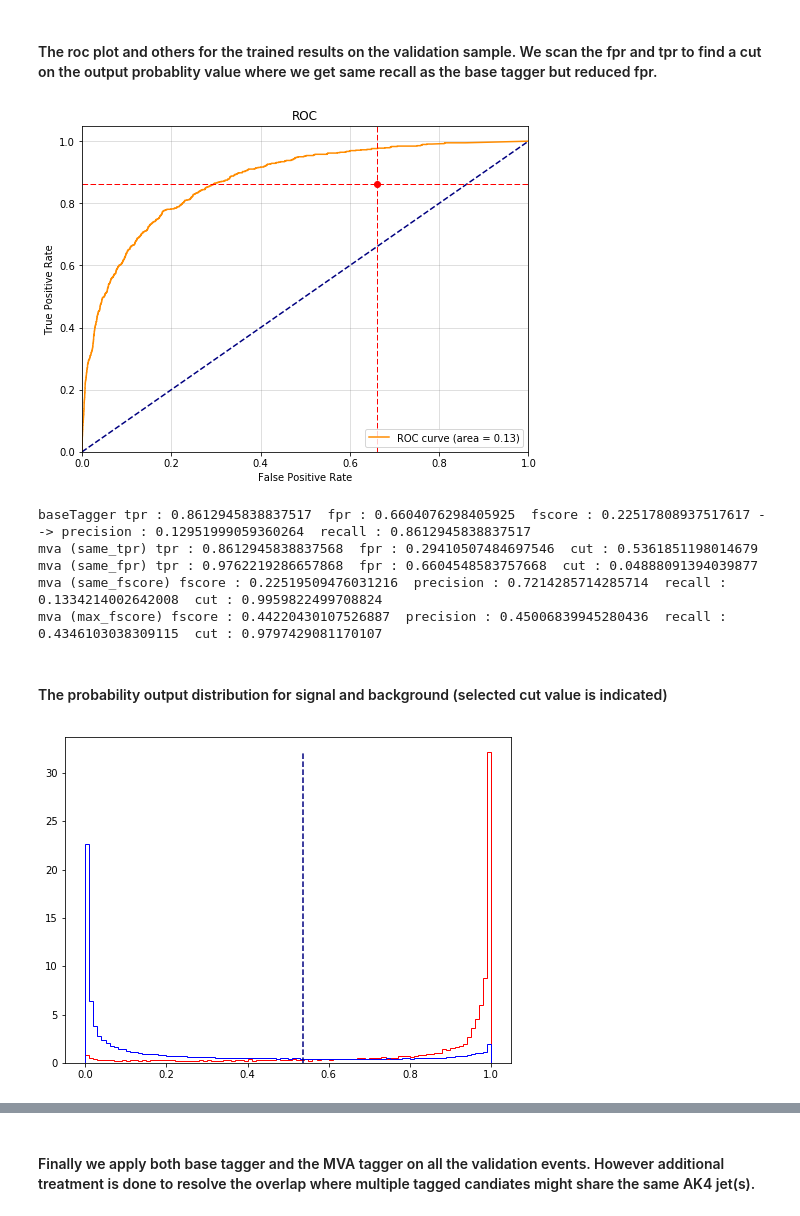
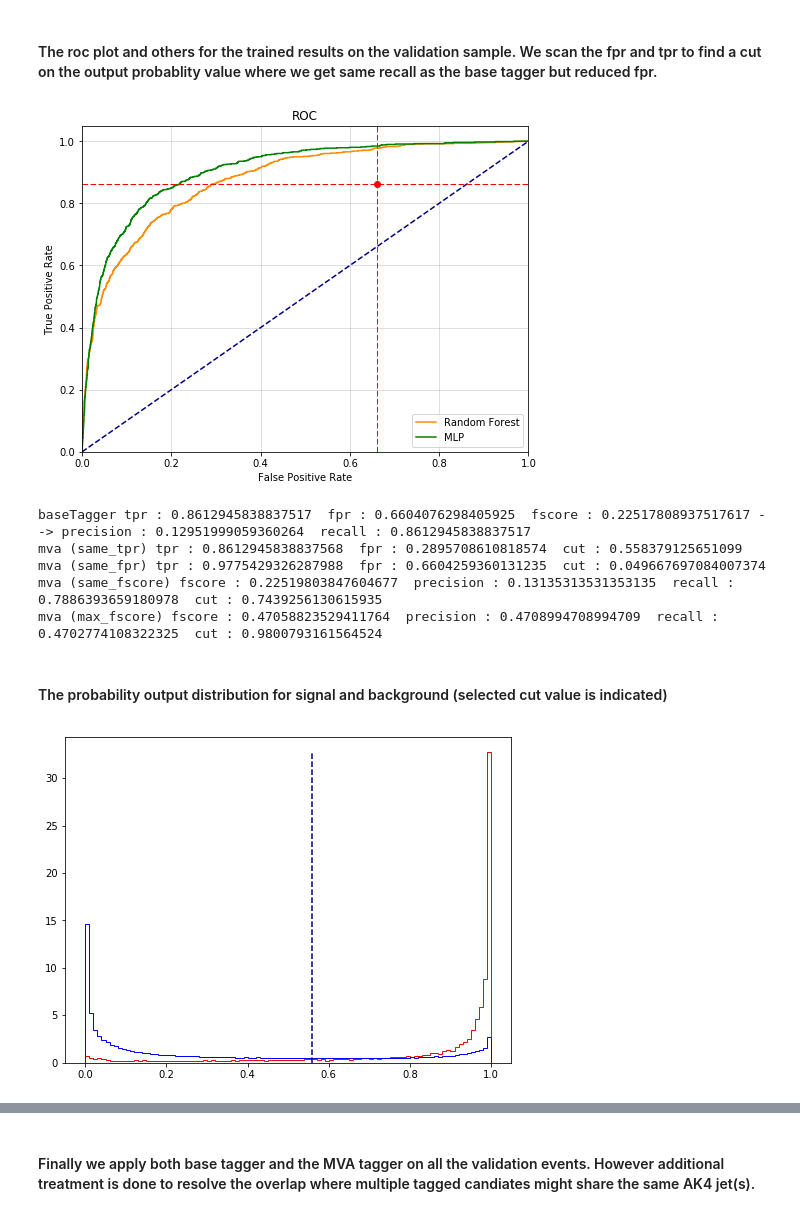
Before and after one commit to lihux25/Projects, a Jupyter notebook: scikit_learn/top_tagger.ipynb, the cells around one changed output, grey strips where cells are left out. Cells and saved outputs as stored; diff of their text form; code cells hidden in the pictures.

```diff
--- a/scikit_learn/top_tagger.ipynb
+++ b/scikit_learn/top_tagger.ipynb
@@ -149,0 +153,26 @@ Wall time: 42.8 s
+# %%
+from sklearn.neural_network import MLPClassifier
+from sklearn.preprocessing import StandardScaler
+scaler = StandardScaler()
+
+sel_sig_npyInputData = npyInputData[npyInputAnswer==1]
+sel_bkg_npyInputData = npyInputData[npyInputAnswer==0]
+
+sel_bkg_npyInputData_ttbar = np.array(df_shuffled[(df_shuffled['answer']==0) & (df_shuffled['procTypes']=='ttbar')].ix[:, :'j3_QGL'])
+sel_bkg_npyInputData_zinv = np.array(df_shuffled[(df_shuffled['answer']==0) & (df_shuffled['procTypes']=='zinv')].ix[:, :'j3_QGL'])
+
+sel_bkg_npyInputData = sel_bkg_npyInputData[np.random.permutation(sel_bkg_npyInputData.shape[0])][:int(sel_sig_npyInputData.shape[0]*3)]
+sel_npyInputData = np.concatenate((sel_sig_npyInputData, sel_bkg_npyInputData))
+sel_npyInputAnswer = np.concatenate((np.ones(sel_sig_npyInputData.shape[0]), np.zeros(sel_bkg_npyInputData.shape[0])))
+
+perms = np.random.permutation(sel_npyInputData.shape[0])
+sel_npyInputData = sel_npyInputData[perms]
+sel_npyInputAnswer = sel_npyInputAnswer[perms]
+
+scaler.fit(sel_npyInputData)
+scaled_npyInputData = scaler.transform(sel_npyInputData)
+
+clf_mlp = MLPClassifier(solver='adam', hidden_layer_sizes=(8, 8), alpha=1e-5, random_state=1, learning_rate='adaptive', max_iter=1000)
+%time clf_mlp.fit(scaled_npyInputData, sel_npyInputAnswer)
+clf_mlp.loss_
+clf_mlp.score(scaled_npyInputData, sel_npyInputAnswer)
@@ -193,3 +236,7 @@ val_slimNpData_zinv = val_npInputList_zinv[val_npInputAnswers_zinv==0]
 # %%
 val_output = clf.predict_proba(val_npInputList)[:,1]
 val_df['disc'] = val_output
+# %%
+scaler.fit(val_npInputList)
+scaled_val_npInputList = scaler.transform(val_npInputList)
+val_mlp_output = clf_mlp.predict_proba(scaled_val_npInputList)[:, 1]
@@ -279,7 +328,12 @@ fscore = 2*precision*recall/(precision + recall)
 average_precision = average_precision_score(val_npInputAnswers_sel, val_output_sel)
 fpr, tpr, thresholds_roc = roc_curve(val_npInputAnswers_sel, val_output_sel, sample_weight=np.array(val_df.loc[sr_cuts,'sampleWgt']))
 roc_auc = auc(tpr, fpr)
-_ = plt.plot(fpr, tpr, color = 'darkorange', label = 'ROC curve (area = %0.2f)'%roc_auc)
+
+val_mlp_output_sel = val_mlp_output[np.array(sr_cuts)]
+fpr_mlp, tpr_mlp, thresholds_roc_mlp = roc_curve(val_npInputAnswers_sel, val_mlp_output_sel, sample_weight=np.array(val_df.loc[sr_cuts,'sampleWgt']))
+
+_ = plt.plot(fpr, tpr, color = 'darkorange', label = 'Random Forest')
+_ = plt.plot(fpr_mlp, tpr_mlp, color = 'green', label = 'MLP')
 _ = plt.plot([0, 1], [0, 1], color='navy', linestyle = '--')
 _ = plt.xlim([0.0, 1.0])
 _ = plt.ylim([0.0, 1.05])
@@ -297,46 +351,49 @@ plt.show()
 #_=plt.ylim([0.0, 1.05])
 #_=plt.xlabel('recall')
 #_=plt.ylabel('precision')
 #_=plt.title('precision-recall')
 #_=plt.plot(precision_base, recall_base, 'or')
 #plt.show()
 # Get the cut value for where we have same tpr as the tpr_base
 idx_same_tpr = -1
 idx_same_fpr = -1
 for i in range(len(fpr)-1):
     if(tpr[i]<tpr_base and tpr[i+1]>=tpr_base):
         idx_same_tpr = i+1
     if(fpr[i]<fpr_base and fpr[i+1]>=fpr_base):
         idx_same_fpr = i+1
 idx_same_fscore = -1
 idx_max_fscore = -1
 for i in range(len(fscore)-1):
     if(fscore[i]<fscore_base and fscore[i+1]>=fscore_base):
         idx_same_fscore = i+1
     if idx_max_fscore == -1 or (fscore[idx_max_fscore]<fscore[i]):
         idx_max_fscore = i
 # We want a high recall (tpr) working point (as high as the base tagger)
 mva_cut = thresholds_roc[idx_same_tpr]
 alt_mva_cut = thresholds_roc[idx_same_fpr]
 print('baseTagger tpr : {}  fpr : {}  fscore : {} --> precision : {}  recall : {}'.format(tpr_base, fpr_base, fscore_base, precision_base, recall_base))
 print('mva (same_tpr) tpr : {}  fpr : {}  cut : {}'.format(tpr[idx_same_tpr], fpr[idx_same_tpr], mva_cut))
 print('mva (same_fpr) tpr : {}  fpr : {}  cut : {}'.format(tpr[idx_same_fpr], fpr[idx_same_fpr], alt_mva_cut))
 print('mva (same_fscore) fscore : {}  precision : {}  recall : {}  cut : {}'.format(fscore[idx_same_fscore], precision[idx_same_fscore], recall[idx_same_fscore], thresholds_pr[idx_same_fscore]))
 print('mva (max_fscore) fscore : {}  precision : {}  recall : {}  cut : {}'.format(fscore[idx_max_fscore], precision[idx_max_fscore], recall[idx_max_fscore], thresholds_pr[idx_max_fscore]))
 # %% [output]
-[figure, old version]
+[figure, new version]
 baseTagger tpr : 0.8612945838837517  fpr : 0.6604076298405925  fscore : 0.22517808937517617 --> precision : 0.12951999059360264  recall : 0.8612945838837517
-mva (same_tpr) tpr : 0.8612945838837568  fpr : 0.29410507484697546  cut : 0.5361851198014679
-mva (same_fpr) tpr : 0.9762219286657868  fpr : 0.6604548583757668  cut : 0.04888091394039877
-mva (same_fscore) fscore : 0.22519509476031216  precision : 0.7214285714285714  recall : 0.1334214002642008  cut : 0.9959822499708824
-mva (max_fscore) fscore : 0.44220430107526887  precision : 0.45006839945280436  recall : 0.4346103038309115  cut : 0.9797429081170107
+mva (same_tpr) tpr : 0.8612945838837568  fpr : 0.2895708610818574  cut : 0.558379125651099
+mva (same_fpr) tpr : 0.9775429326287988  fpr : 0.6604259360131235  cut : 0.049667697084007374
+mva (same_fscore) fscore : 0.22519803847604677  precision : 0.13135313531353135  recall : 0.7886393659180978  cut : 0.7439256130615935
+mva (max_fscore) fscore : 0.47058823529411764  precision : 0.4708994708994709  recall : 0.4702774108322325  cut : 0.9800793161564524
 # %% [markdown]
 #### The probability output distribution for signal and background (selected cut value is indicated)
 # %%
 sig_val_output = val_output[val_npInputAnswers==1]
+sig_val_wgt = val_npInputWgt[val_npInputAnswers==1]
 bkg_val_output = val_output[val_npInputAnswers==0]
-y_sig, x_sig, _=plt.hist(sig_val_output, range = (0, 1.0), normed = True, color = 'red', bins = 100, histtype='step')
-y_bkg, x_bkg, _=plt.hist(bkg_val_output, range = (0, 1.0), normed = True, color = 'blue', bins = 100, histtype='step')
+bkg_val_wgt = val_npInputWgt[val_npInputAnswers==0]
+y_sig, x_sig, _=plt.hist(sig_val_output, range = (0, 1.0), weights=sig_val_wgt, normed = True, color = 'red', bins = 100, histtype='step')
+y_bkg, x_bkg, _=plt.hist(bkg_val_output, range = (0, 1.0), weights=bkg_val_wgt, normed = True, color = 'blue', bins = 100, histtype='step')
 _=plt.plot([mva_cut, mva_cut], [0, max(y_sig.max(), y_bkg.max())], color='navy', linestyle = '--')
+plt.show()
 # %% [output]
-[figure, old version]
+[figure, new version]
```
Also changed, not shown: parts of 13 cells of this notebook, 1 other file.
